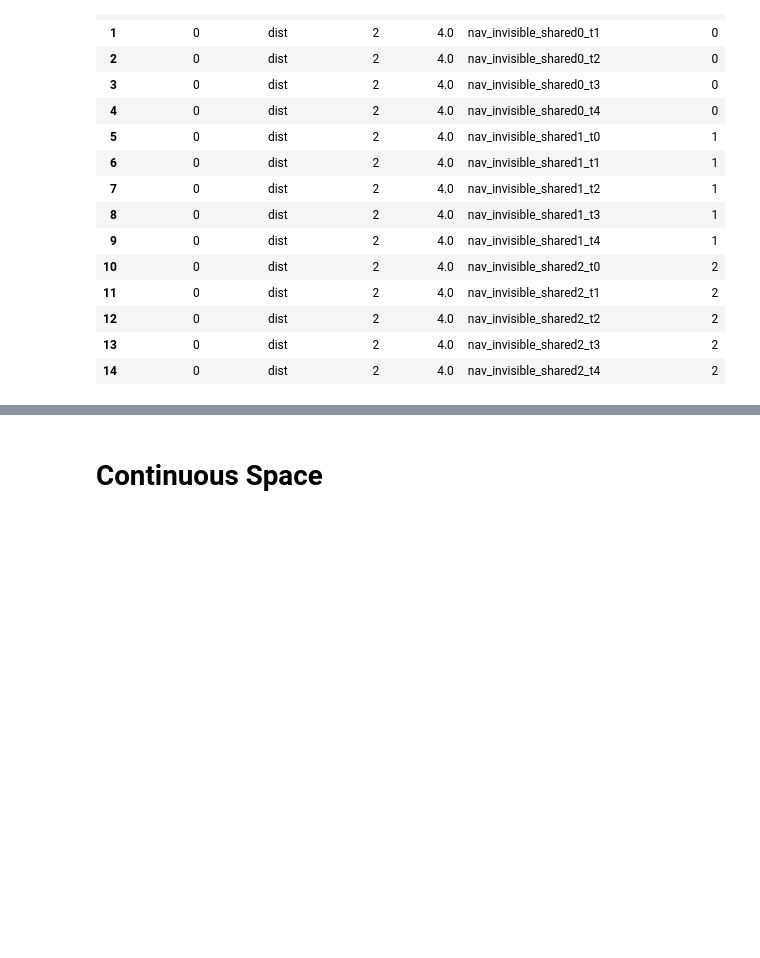
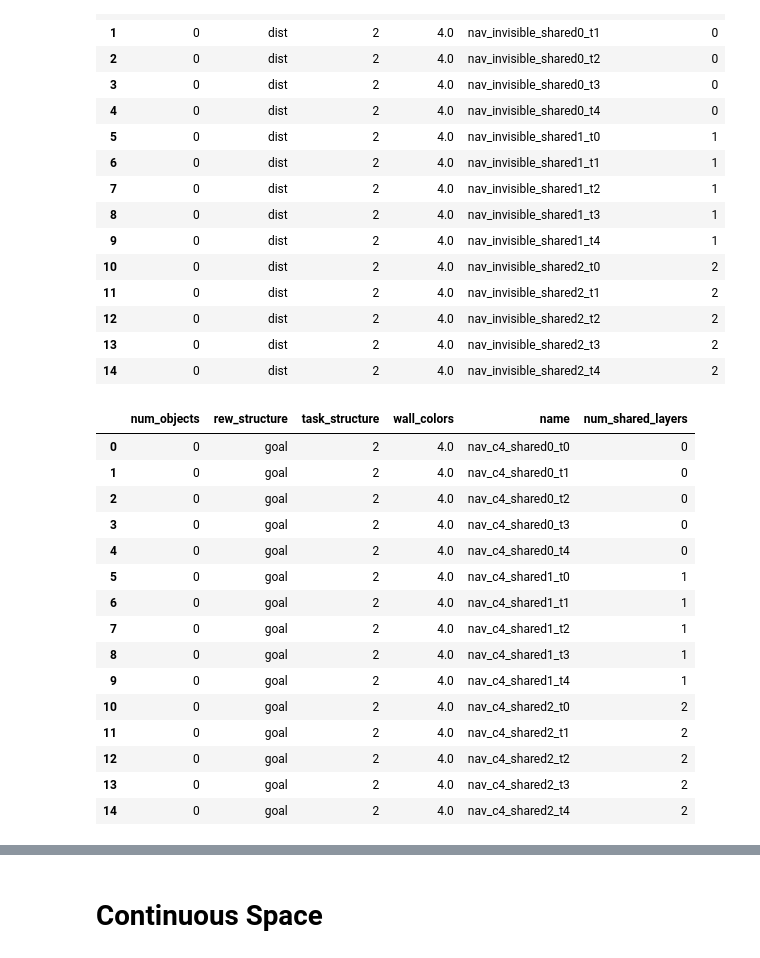
Before and after one commit to liuandrew/training-rl-algo, a Jupyter notebook: write_and_test/write_experiments.ipynb, the cells around one changed output, grey strips where cells are left out. Drawn from its saved outputs; the diff is of its cells as text; code cells hidden in the pictures; blank space fills up the shorter version.

```diff
--- a/write_and_test/write_experiments.ipynb
+++ b/write_and_test/write_experiments.ipynb
@@ -724,3 +724,55 @@ for shared in num_shared_layers:
                   'task_structure': 2, 'wall_colors': 4.0}
 
     pickle.dump(env_kwargs, open('../trained_models/ppo/nav_invisible_shared/' + exp_name, 'wb'))
+# %%
+num_shared_layers = [0, 1, 2]
+num_trials = 5
+rows = []
+for shared in num_shared_layers:
+    for i in range(num_trials):
+        exp_name = f'nav_c4_shared{shared}_t{i}'
+
+        env_kwargs = {'num_objects': 0, 'rew_structure': 'goal',
+                      'task_structure': 2, 'wall_colors': 4.0}
+        row = env_kwargs.copy()
+        row['name'] = exp_name
+        row['num_shared_layers'] = shared
+
+        rows.append(row)
+        config = {
+            'wandb_project_name': 'Nav_Shared_Layers',
+            'exp_name': exp_name,
+            'save_name': exp_name,
+            'num_env_steps': 400000,
+            'env_name': 'NavEnv-v0',
+            'algo': 'ppo',
+            'num_mini_batch': 16,
+            'num_processes': 96,
+            'recurrent': True,
+            'seed': i,
+            'no_cuda': True,
+            'env_kwargs': env_kwargs,
+            'nn_base': 'FlexBase',
+            'nn_base_kwargs': {'num_shared_layers': shared}
+        }
+
+        pickle.dump(config, open('../experiment_configs/' + exp_name, 'wb'))
+
+pd.DataFrame(rows)
+# %% [output]
+|  | num_objects | rew_structure | task_structure | wall_colors | name | num_shared_layers |
+| 0 | 0 | goal | 2 | 4.0 | nav_c4_shared0_t0 | 0 |
+| 1 | 0 | goal | 2 | 4.0 | nav_c4_shared0_t1 | 0 |
+| 2 | 0 | goal | 2 | 4.0 | nav_c4_shared0_t2 | 0 |
+| 3 | 0 | goal | 2 | 4.0 | nav_c4_shared0_t3 | 0 |
+| 4 | 0 | goal | 2 | 4.0 | nav_c4_shared0_t4 | 0 |
+| 5 | 0 | goal | 2 | 4.0 | nav_c4_shared1_t0 | 1 |
+| 6 | 0 | goal | 2 | 4.0 | nav_c4_shared1_t1 | 1 |
+| 7 | 0 | goal | 2 | 4.0 | nav_c4_shared1_t2 | 1 |
+| 8 | 0 | goal | 2 | 4.0 | nav_c4_shared1_t3 | 1 |
+| 9 | 0 | goal | 2 | 4.0 | nav_c4_shared1_t4 | 1 |
+| 10 | 0 | goal | 2 | 4.0 | nav_c4_shared2_t0 | 2 |
+| 11 | 0 | goal | 2 | 4.0 | nav_c4_shared2_t1 | 2 |
+| 12 | 0 | goal | 2 | 4.0 | nav_c4_shared2_t2 | 2 |
+| 13 | 0 | goal | 2 | 4.0 | nav_c4_shared2_t3 | 2 |
+| 14 | 0 | goal | 2 | 4.0 | nav_c4_shared2_t4 | 2 |
```
Also changed, not shown: parts of 2 cells of this notebook, 4 other files.
